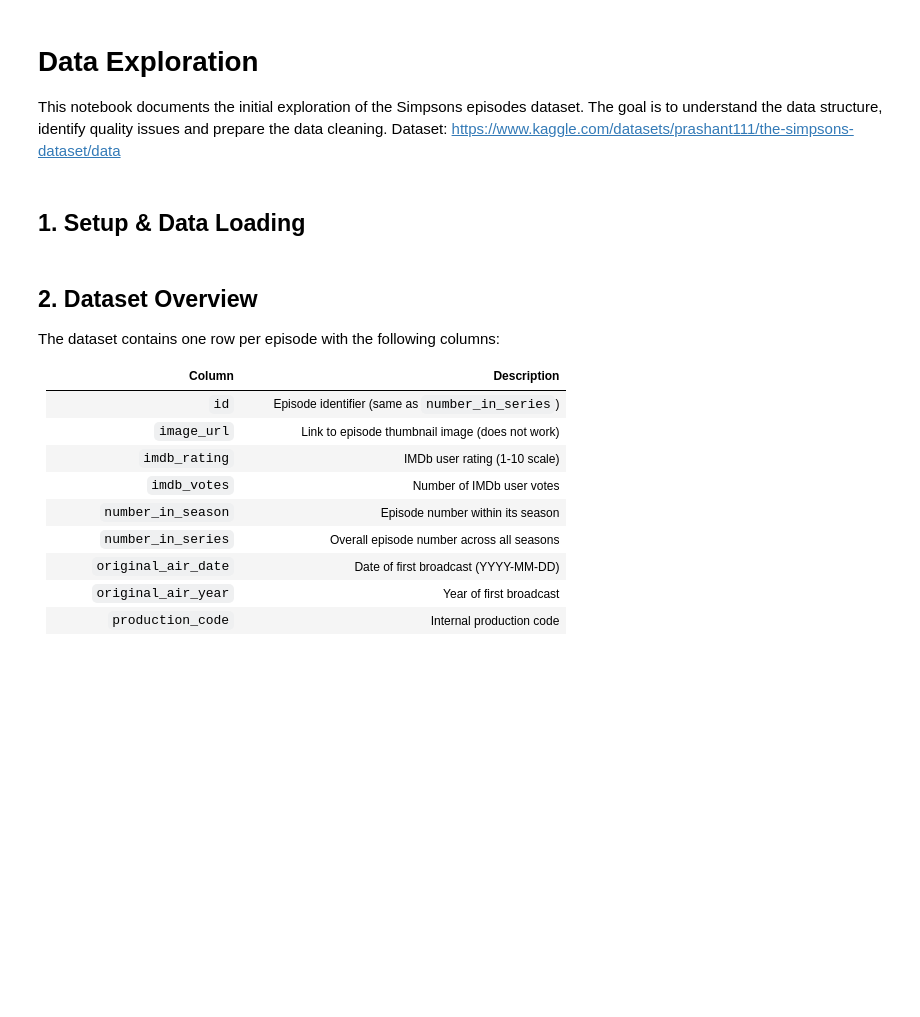
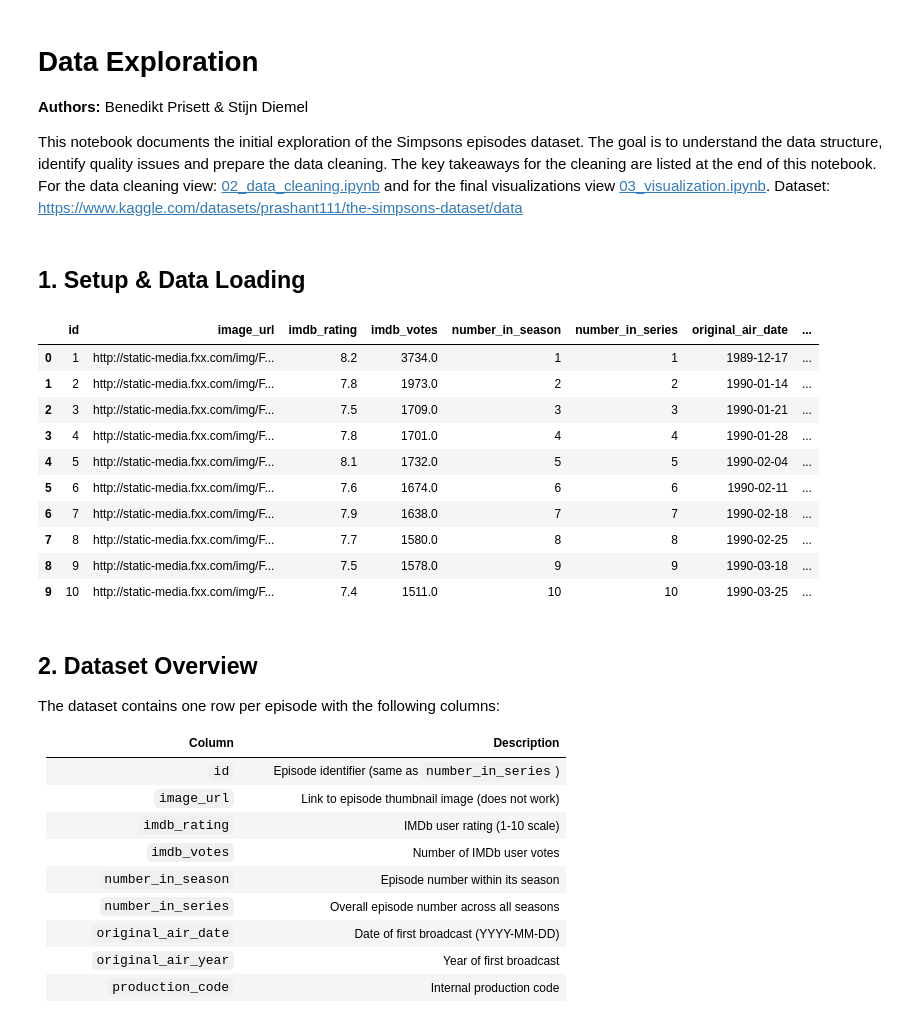
Before and after one commit to benediktpri/data-vis-simpsons, a Jupyter notebook: 01_exploration.ipynb, the cells around one changed output. Saved outputs shown, nothing was run; the diff lists cells and outputs as text; code cells hidden in the pictures; blank space fills up the shorter version.

Commit message:
final notebooks

```diff
--- a/01_exploration.ipynb
+++ b/01_exploration.ipynb
@@ -1,7 +1,9 @@
 # %% [markdown]
 # Data Exploration
 
-This notebook documents the initial exploration of the Simpsons episodes dataset. The goal is to understand the data structure, identify quality issues and prepare the data cleaning.
+**Authors:** Benedikt Prisett & Stijn Diemel
+
+This notebook documents the initial exploration of the Simpsons episodes dataset. The goal is to understand the data structure, identify quality issues and prepare the data cleaning. The key takeaways for the cleaning are listed at the end of this notebook. For the data cleaning view: [02_data_cleaning.ipynb](./02_cleaning.ipynb) and for the final visualizations view [03_visualization.ipynb](./03_visualization.ipynb).
 Dataset: https://www.kaggle.com/datasets/prashant111/the-simpsons-dataset/data
 # %% [markdown]
 ## 1. Setup & Data Loading
@@ -10,9 +12,21 @@ import pandas as pd
 import altair as alt
 # %%
 # Load and sort chronologically
-data = pd.read_csv("../data/kaggle_data/simpsons_episodes.csv")
+data = pd.read_csv("./data/raw_data/simpsons_episodes.csv")
 data = data.sort_values("number_in_series").reset_index(drop=True)
 data.head(10)
+# %% [output]
+|  | id | image_url | imdb_rating | imdb_votes | number_in_season | number_in_series | original_air_date | ... |
+| 0 | 1 | http://static-media.fxx.com/img/F... | 8.2 | 3734.0 | 1 | 1 | 1989-12-17 | ... |
+| 1 | 2 | http://static-media.fxx.com/img/F... | 7.8 | 1973.0 | 2 | 2 | 1990-01-14 | ... |
+| 2 | 3 | http://static-media.fxx.com/img/F... | 7.5 | 1709.0 | 3 | 3 | 1990-01-21 | ... |
+| 3 | 4 | http://static-media.fxx.com/img/F... | 7.8 | 1701.0 | 4 | 4 | 1990-01-28 | ... |
+| 4 | 5 | http://static-media.fxx.com/img/F... | 8.1 | 1732.0 | 5 | 5 | 1990-02-04 | ... |
+| 5 | 6 | http://static-media.fxx.com/img/F... | 7.6 | 1674.0 | 6 | 6 | 1990-02-11 | ... |
+| 6 | 7 | http://static-media.fxx.com/img/F... | 7.9 | 1638.0 | 7 | 7 | 1990-02-18 | ... |
+| 7 | 8 | http://static-media.fxx.com/img/F... | 7.7 | 1580.0 | 8 | 8 | 1990-02-25 | ... |
+| 8 | 9 | http://static-media.fxx.com/img/F... | 7.5 | 1578.0 | 9 | 9 | 1990-03-18 | ... |
+| 9 | 10 | http://static-media.fxx.com/img/F... | 7.4 | 1511.0 | 10 | 10 | 1990-03-25 | ... |
 # %% [markdown]
 ## 2. Dataset Overview
 
```
Also changed, not shown: parts of 25 cells of this notebook, 3 other files.
